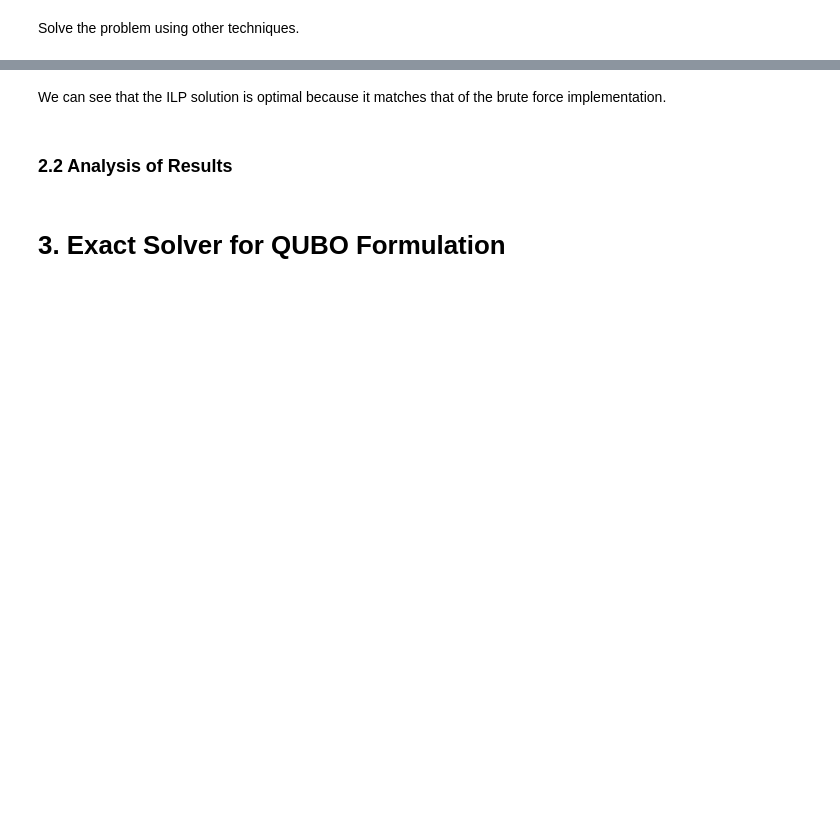
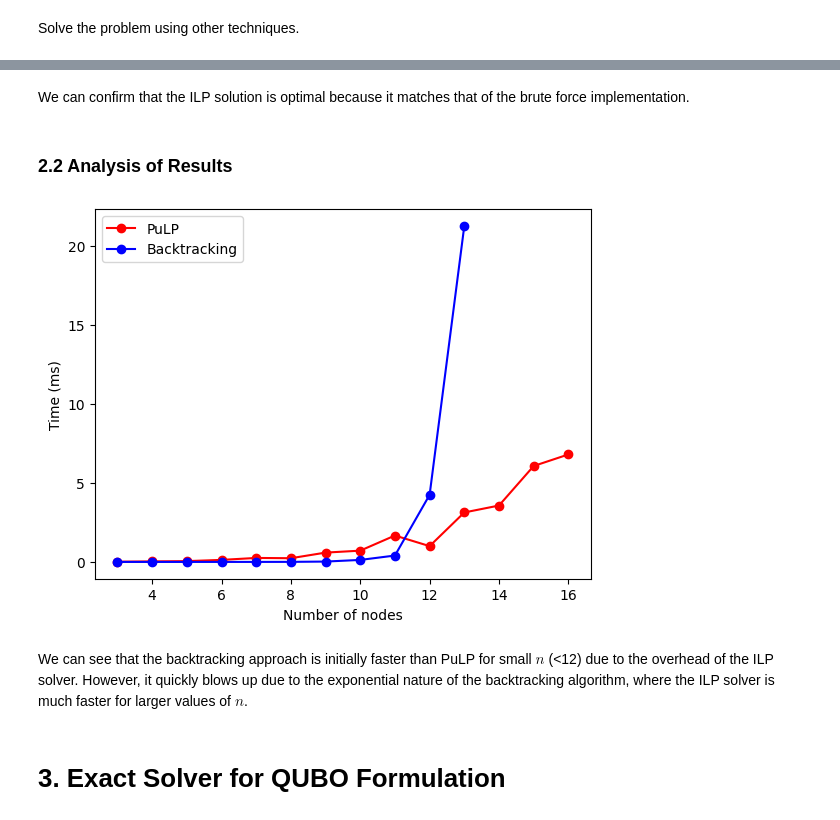
Before and after one commit to my612/Quantamania, a Jupyter notebook: Final.ipynb, the cells around one changed output, grey strips where cells are left out. Drawn from its saved outputs; the diff is of its cells as text; code cells hidden in the pictures; blank space fills up the shorter version.

```diff
--- a/Final.ipynb
+++ b/Final.ipynb
@@ -318,39 +304,44 @@ plot_route(route, coords)
 # %% [markdown]
-We can see that the ILP solution is optimal because it matches that of the brute force implementation.
+We can confirm that the ILP solution is optimal because it matches that of the brute force implementation.
 # %% [markdown]
 ### 2.2 Analysis of Results
 # %%
-samples = 3
-N = 14
-sizes = range(1, N)
+samples = 5
+N = 16
+sizes = range(3, N + 1)
 problems = [(n, [generate_data(n)[0] for _ in range(samples)]) for n in sizes]
 
 ilp_times = []
 for n, dists in problems:
     total_time  = 0
     for dist in dists:
         start = perf_counter()
         model, x, _ = create_model(dist)
         status = model.solve()
         total_time += perf_counter() - start
     ilp_times.append(total_time / samples)
 
 backtracking_times = []
-for n, dists in problems:
+for n, dists in problems[:11]:
     total_time  = 0
     for dist in dists:
         start = perf_counter()
         backtracking(dist)
         total_time += perf_counter() - start
     backtracking_times.append(total_time / samples)
 
 
 
-plt.plot(sizes, [(1e3)*t for t in ilp_times], '-ro')
-plt.plot(sizes, [(1e3)*t for t in backtracking_times], '-bo')
+plt.plot(sizes, ilp_times, '-ro', label="PuLP")
+plt.plot(sizes[:len(backtracking_times)], backtracking_times, '-bo', label="Backtracking")
 plt.xlabel("Number of nodes")
 plt.ylabel("Time (ms)")
+plt.legend(loc='upper left')
 plt.show()
+# %% [output]
+[figure, added]
+# %% [markdown]
+We can see that the backtracking approach is initially faster than PuLP for small $n$ (<12) due to the overhead of the ILP solver. However, it quickly blows up due to the exponential nature of the backtracking algorithm, where the ILP solver is much faster for larger values of $n$.
 # %% [markdown]
 # 3. Exact Solver for QUBO Formulation
 # %% [markdown]
```
Also changed, not shown: parts of 22 cells of this notebook.
